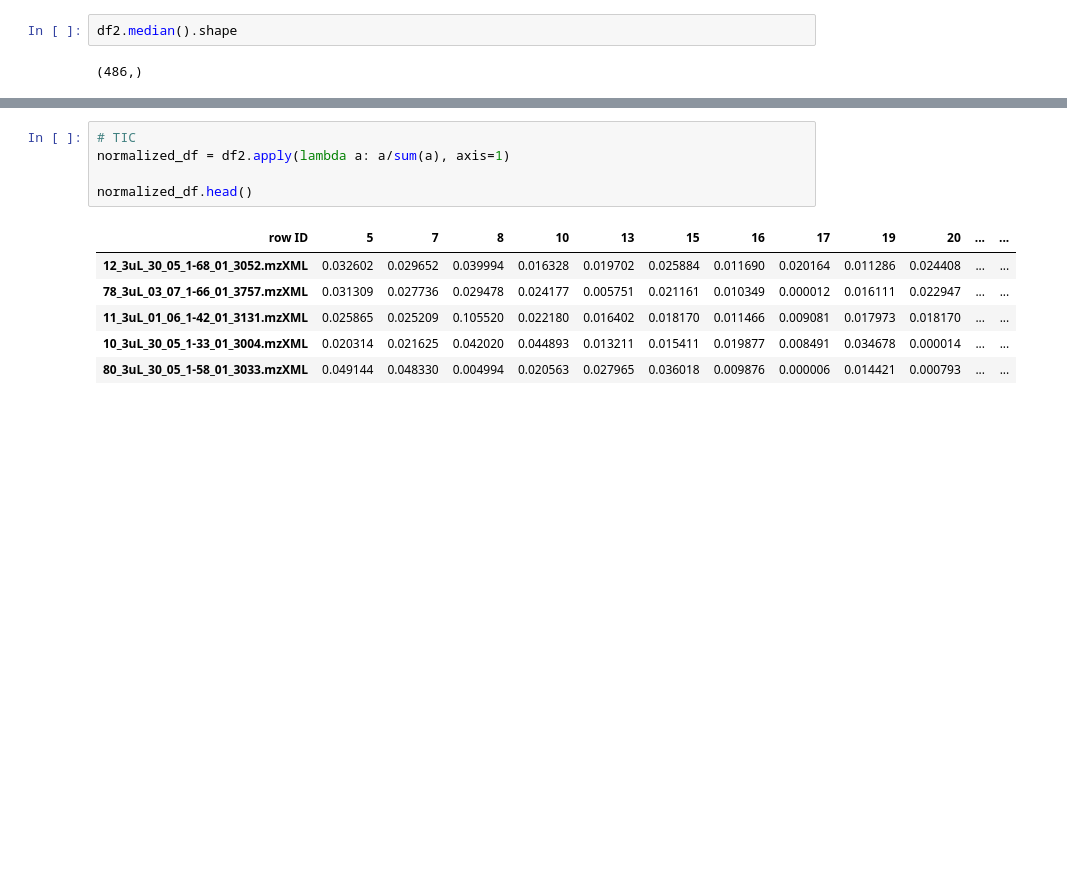
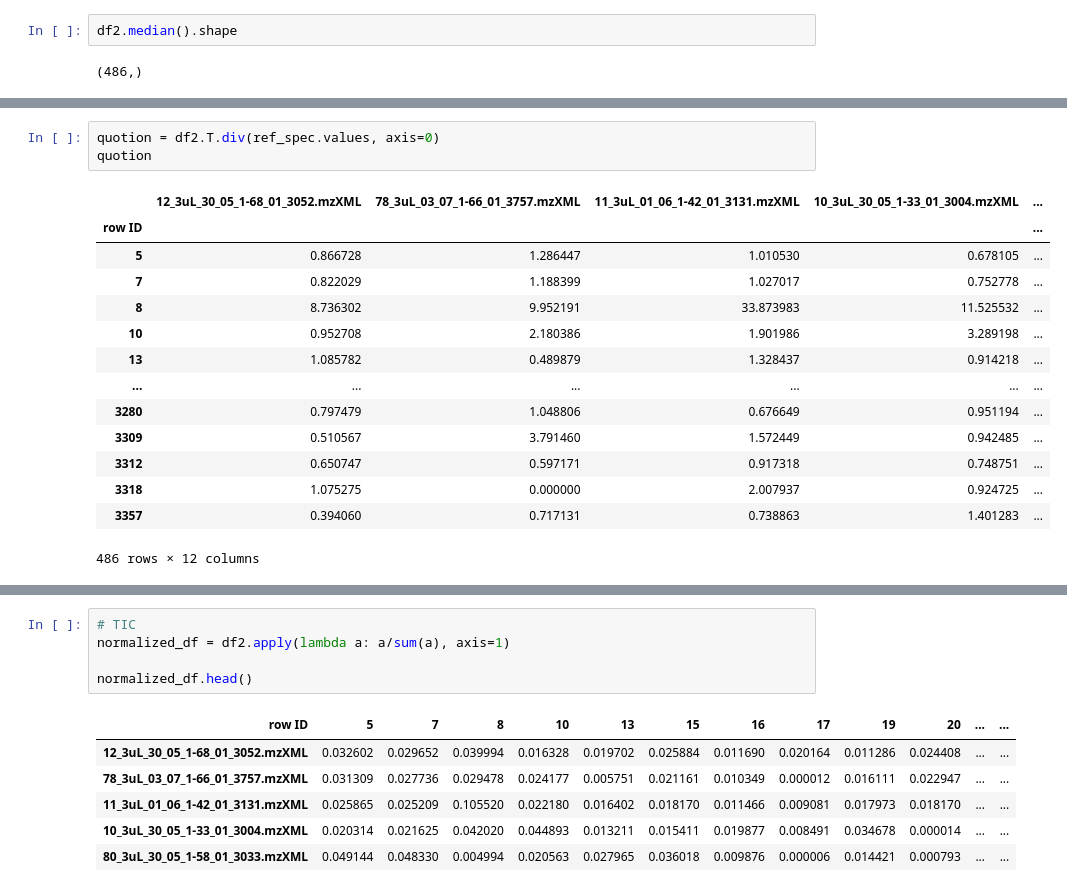
Before and after one commit to computational-chemical-biology/ClusterApp, a Jupyter notebook: notebooks/norm_scale_sanity_check.ipynb, the cells around one changed output, grey strips where cells are left out. Drawn from its saved outputs; the diff is of its cells as text; blank space fills up the shorter version.

```diff
--- a/notebooks/norm_scale_sanity_check.ipynb
+++ b/notebooks/norm_scale_sanity_check.ipynb
@@ -156,0 +175,18 @@ df2.median().shape
+# %%
+quotion = df2.T.div(ref_spec.values, axis=0)
+quotion
+# %% [output]
+|  | 12_3uL_30_05_1-68_01_3052.mzXML | 78_3uL_03_07_1-66_01_3757.mzXML | 11_3uL_01_06_1-42_01_3131.mzXML | 10_3uL_30_05_1-33_01_3004.mzXML | ... |
+| row ID |  |  |  |  | ... |
+| 5 | 0.866728 | 1.286447 | 1.010530 | 0.678105 | ... |
+| 7 | 0.822029 | 1.188399 | 1.027017 | 0.752778 | ... |
+| 8 | 8.736302 | 9.952191 | 33.873983 | 11.525532 | ... |
+| 10 | 0.952708 | 2.180386 | 1.901986 | 3.289198 | ... |
+| 13 | 1.085782 | 0.489879 | 1.328437 | 0.914218 | ... |
+| ... | ... | ... | ... | ... | ... |
+| 3280 | 0.797479 | 1.048806 | 0.676649 | 0.951194 | ... |
+| 3309 | 0.510567 | 3.791460 | 1.572449 | 0.942485 | ... |
+| 3312 | 0.650747 | 0.597171 | 0.917318 | 0.748751 | ... |
+| 3318 | 1.075275 | 0.000000 | 2.007937 | 0.924725 | ... |
+| 3357 | 0.394060 | 0.717131 | 0.738863 | 1.401283 | ... |
+486 rows × 12 columns
```
Also changed, not shown: parts of 6 cells of this notebook, 1 other file.
